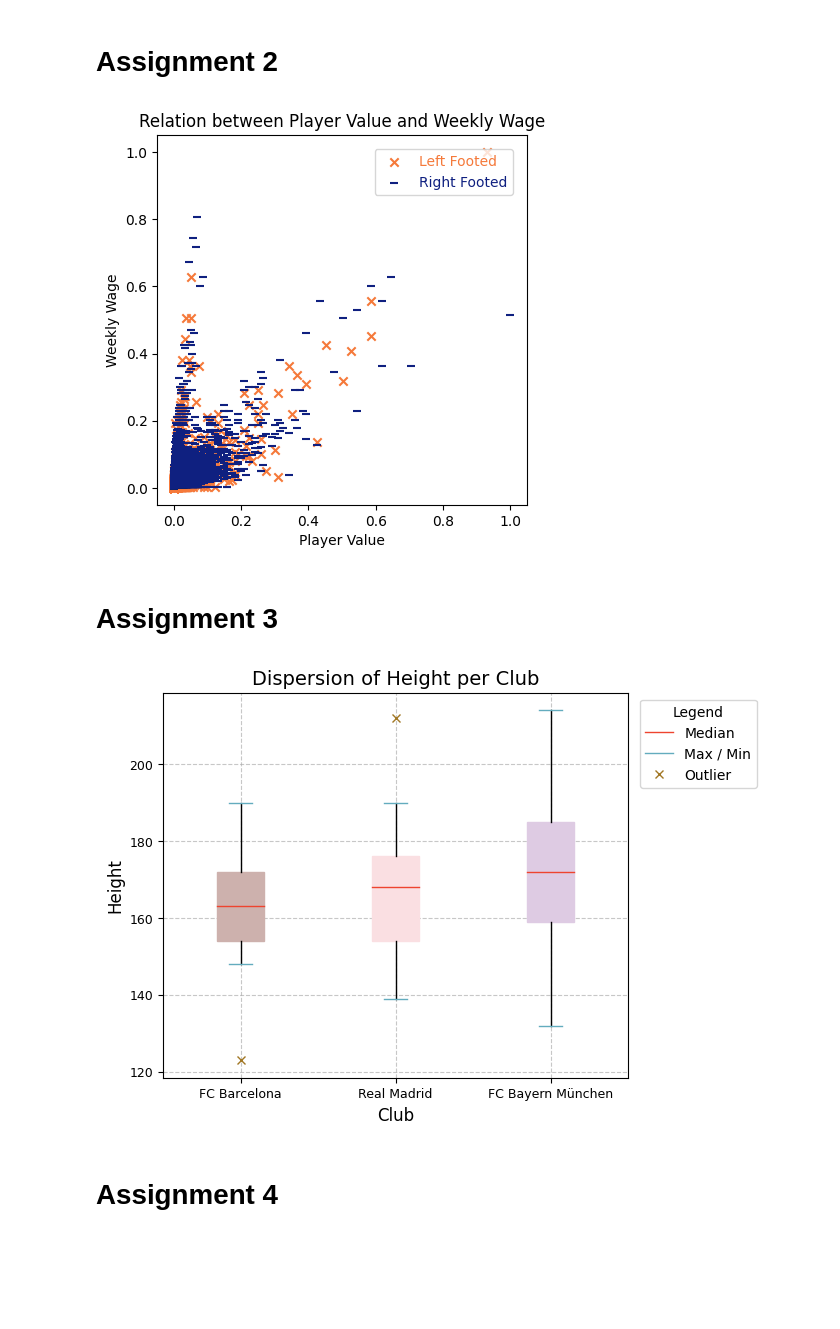
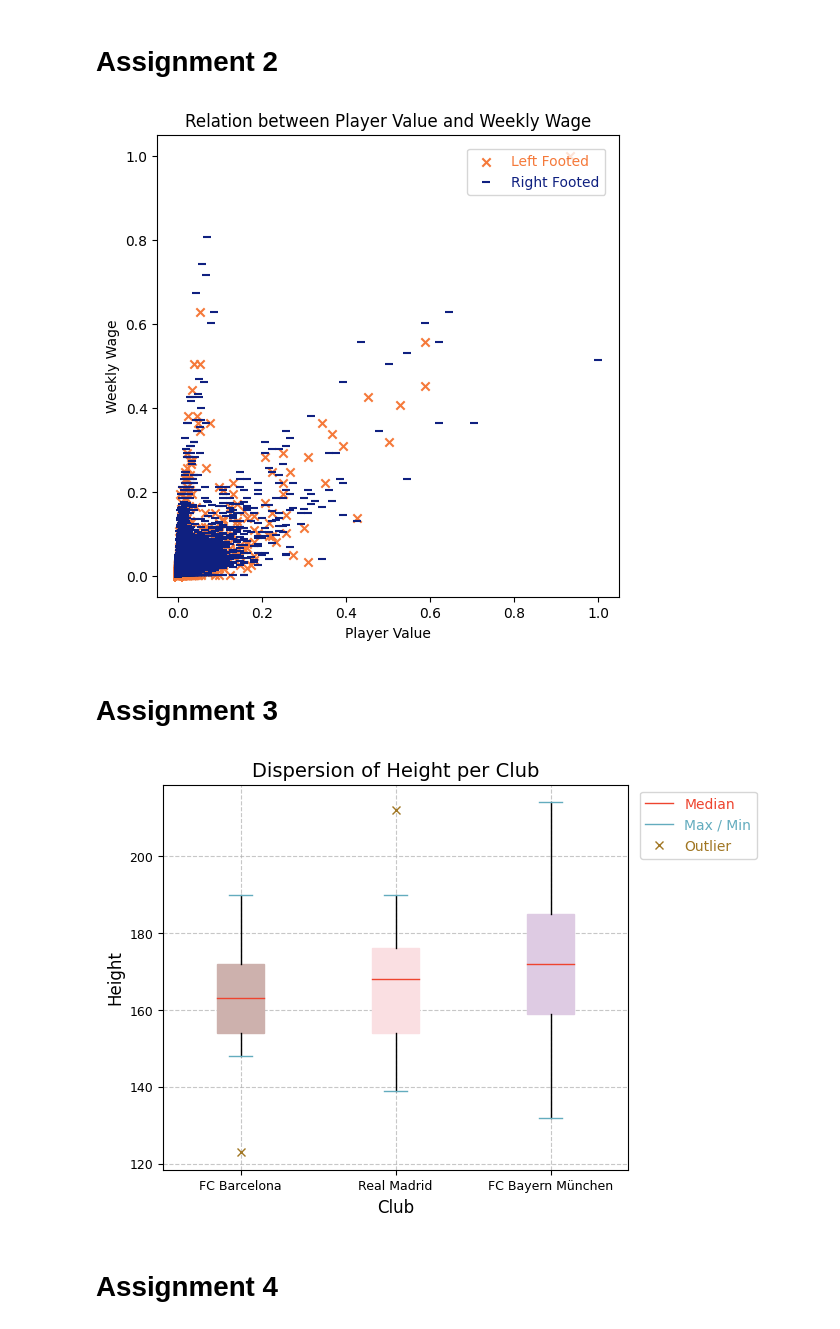
Before and after one commit to mukoubuchi/kaggle, a Jupyter notebook: dataviz-badging-practical-examination.ipynb, the cells around one changed output. Saved outputs shown, nothing was run; the diff lists cells and outputs as text; code cells hidden in the pictures; blank space fills up the shorter version.

```diff
--- a/dataviz-badging-practical-examination.ipynb
+++ b/dataviz-badging-practical-examination.ipynb
@@ -87,40 +87,40 @@ X = minmax_sc.fit_transform(X)
 df_tmp.loc[:, 'Value':'Wage'] = X
 
 # Scatter plot
-fig, ax = plt.subplots()
+fig, ax = plt.subplots(figsize=(6,6))
 
 left_footed = df_tmp[df_tmp['Preferred Foot'] == 'Left']
 right_footed = df_tmp[df_tmp['Preferred Foot'] == 'Right']
 
 ax.scatter(left_footed['Value'], left_footed['Wage'], color='#F5793A', label='Left Footed', marker='x')
 ax.scatter(right_footed['Value'], right_footed['Wage'], color='#0F2080', label='Right Footed', marker='_')
 
 plt.title('Relation between Player Value and Weekly Wage')
 
 # Legend and axis labels
 plt.xlabel('Player Value')
 plt.ylabel('Weekly Wage')
 plt.legend(labelcolor='linecolor', bbox_to_anchor=(1,1), loc='upper right', borderaxespad=1)
 
 # Arrange aspect ratio
 def forceAspect(ax,aspect=1):
     #aspect is width/height
     scale_str = ax.get_yaxis().get_scale()
     xmin,xmax = ax.get_xlim()
     ymin,ymax = ax.get_ylim()
     if scale_str=='linear':
         asp = abs((xmax-xmin)/(ymax-ymin))/aspect
     elif scale_str=='log':
         asp = abs((scipy.log(xmax)-scipy.log(xmin))/(scipy.log(ymax)-scipy.log(ymin)))/aspect
     ax.set_aspect(asp)
 
 forceAspect(ax)
 
 
 # Show plot
 plt.show()
 # %% [output]
-[figure, old version]
+[figure, new version]
 # %% [markdown]
 # Assignment 3
 # %%
@@ -163,13 +163,13 @@ for b, c in zip(bp['boxes'], bxcolor):
 # Set line colors
 [b.set(color=lncolor[0], linewidth=1) for b in bp['medians']]
 [b.set(color=lncolor[1], linewidth=1) for b in bp['caps']]
-# [b.set(color=lncolor[2], linewidth=1) for b in bp['fliers']]
+[b.set(color=lncolor[2], linewidth=1) for b in bp['fliers']]
 
 lines = [bp['medians'][0], bp['caps'][0], bp['fliers'][0]]
 
 # Create legend
 legend_labels = ['Median', 'Max / Min', 'Outlier']
-plt.legend(lines, legend_labels, title='Legend', bbox_to_anchor=(1.01, 1), loc='upper left')
+plt.legend(lines, legend_labels, labelcolor='markeredgecolor', bbox_to_anchor=(1.01, 1), loc='upper left')
 
 # Add grid and labels
 plt.grid(True, linestyle='--', alpha=0.7)
@@ -181,7 +181,7 @@ plt.yticks(fontsize=9)
 
 plt.show()
 # %% [output]
-[figure, old version]
+[figure, new version]
 # %% [markdown]
 # Assignment 4
 # %%
```
Also changed, not shown: parts of 3 cells of this notebook.
